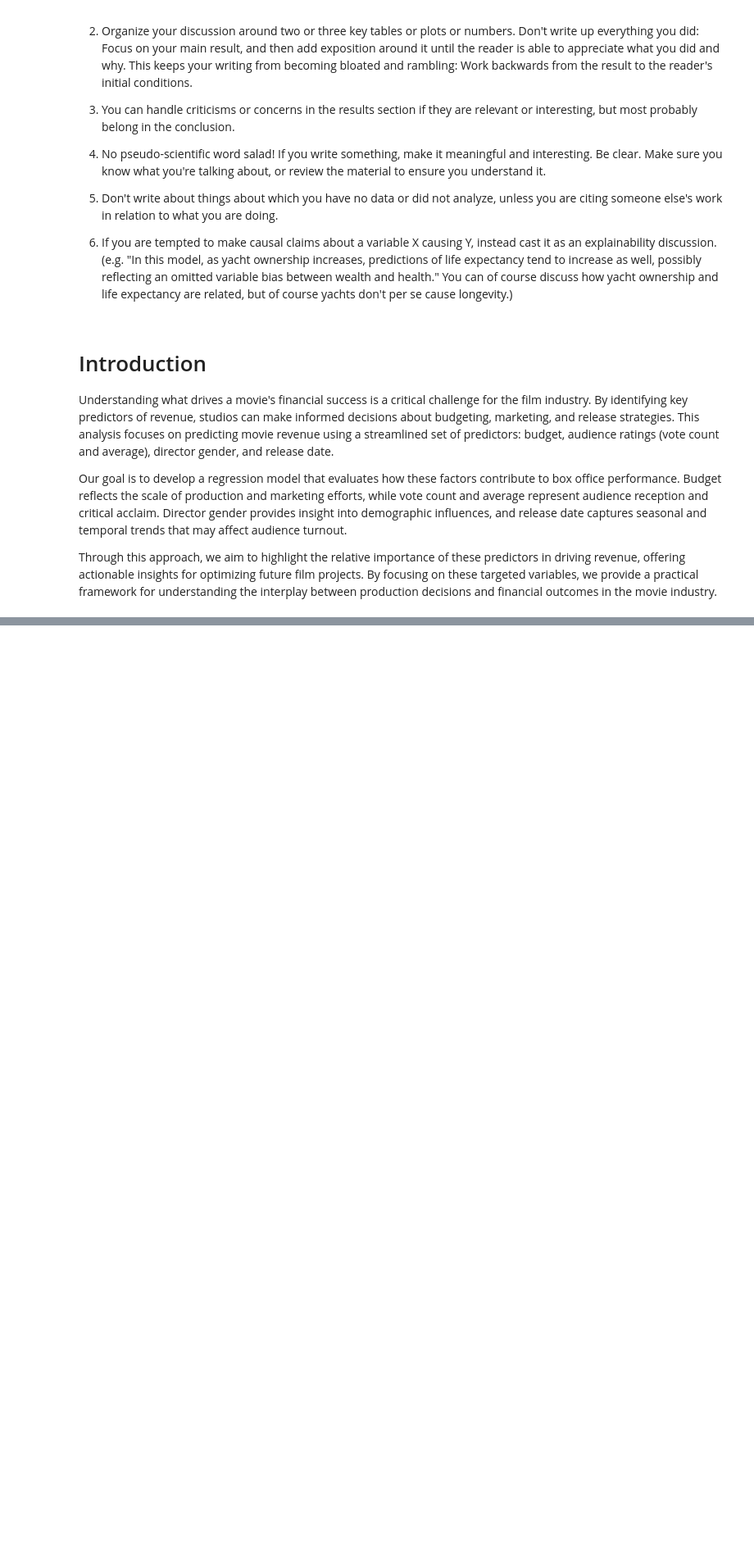
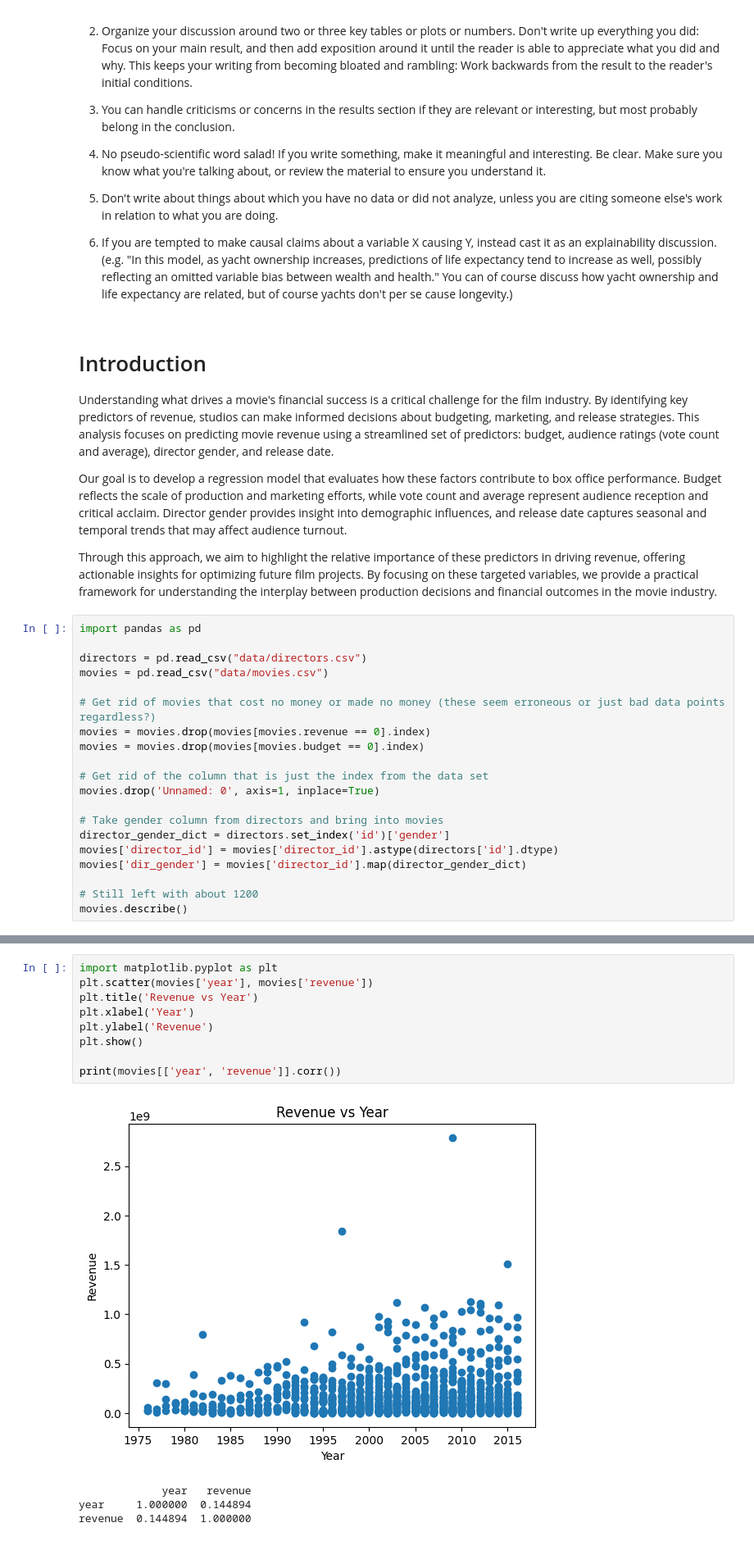
Before and after one commit to nrfletcher/ds3001-project, a Jupyter notebook: Results.ipynb, the cells around one changed output, grey strips where cells are left out. Shown at 82% size. Cells and saved outputs as stored; diff of their text form; blank space fills up the shorter version.

```diff
--- a/Results.ipynb
+++ b/Results.ipynb
@@ -24,3 +24,23 @@ Understanding what drives a movie's financial success is a critical challenge fo
 Our goal is to develop a regression model that evaluates how these factors contribute to box office performance. Budget reflects the scale of production and marketing efforts, while vote count and average represent audience reception and critical acclaim. Director gender provides insight into demographic influences, and release date captures seasonal and temporal trends that may affect audience turnout.
 
 Through this approach, we aim to highlight the relative importance of these predictors in driving revenue, offering actionable insights for optimizing future film projects. By focusing on these targeted variables, we provide a practical framework for understanding the interplay between production decisions and financial outcomes in the movie industry.
+# %%
+import pandas as pd
+
+directors = pd.read_csv("data/directors.csv")
+movies = pd.read_csv("data/movies.csv")
+
+# Get rid of movies that cost no money or made no money (these seem erroneous or just bad data points regardless?)
+movies = movies.drop(movies[movies.revenue == 0].index)
+movies = movies.drop(movies[movies.budget == 0].index)
+
+# Get rid of the column that is just the index from the data set
+movies.drop('Unnamed: 0', axis=1, inplace=True)
+
+# Take gender column from directors and bring into movies
+director_gender_dict = directors.set_index('id')['gender']
+movies['director_id'] = movies['director_id'].astype(directors['id'].dtype)
+movies['dir_gender'] = movies['director_id'].map(director_gender_dict)
+
+# Still left with about 1200
+movies.describe()
@@ -26,0 +163,14 @@ Through this approach, we aim to highlight the relative importance of these pred
+# %%
+import matplotlib.pyplot as plt
+plt.scatter(movies['year'], movies['revenue'])
+plt.title('Revenue vs Year')
+plt.xlabel('Year')
+plt.ylabel('Revenue')
+plt.show()
+
+print(movies[['year', 'revenue']].corr())
+# %% [output]
+[figure, added]
+             year   revenue
+year     1.000000  0.144894
+revenue  0.144894  1.000000
```
Also changed, not shown: parts of 6 cells of this notebook.
